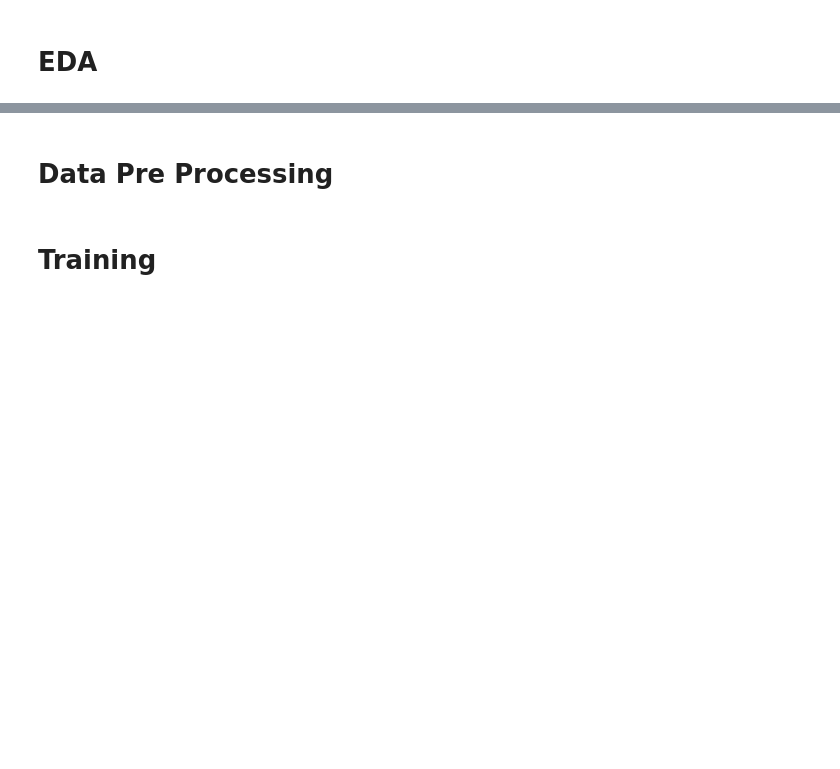
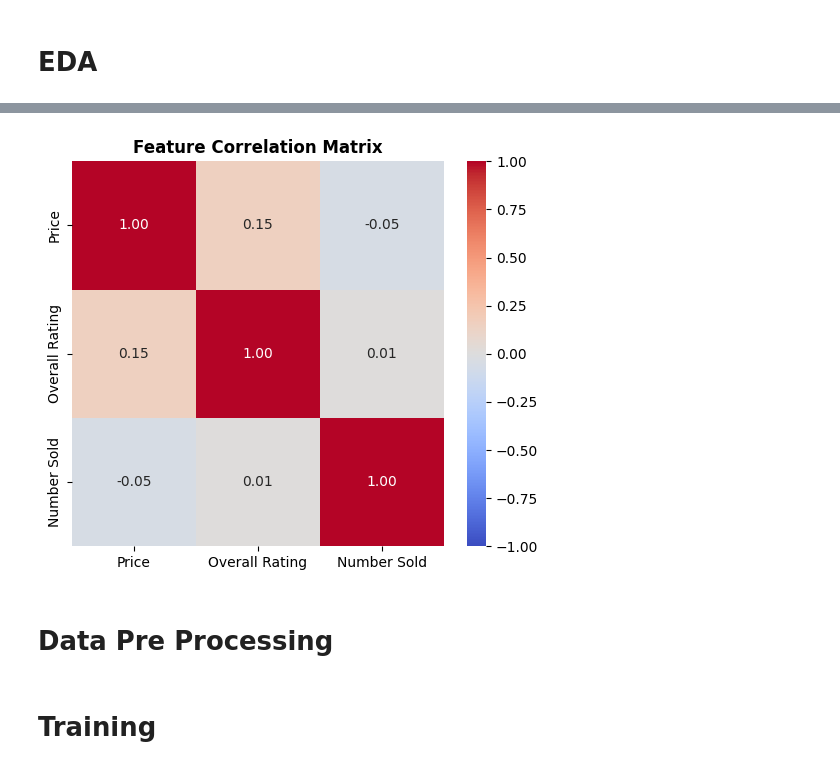
Before and after one commit to fadhilr2/tubes_SGML_computing_lab, a Jupyter notebook: unsupervised/train.ipynb, the cells around one changed output, grey strips where cells are left out. Drawn from its saved outputs; the diff is of its cells as text; code cells hidden in the pictures; blank space fills up the shorter version.

```diff
--- a/unsupervised/train.ipynb
+++ b/unsupervised/train.ipynb
@@ -30,3 +53,11 @@ X = df[["Price", "Overall Rating", "Number Sold"]]
+# %%
+plt.figure(figsize=(6, 5))
+correlation_matrix = df[FEATURES].corr()
+sns.heatmap(correlation_matrix, annot=True, cmap='coolwarm', fmt=".2f", vmin=-1, vmax=1)
+plt.title("Feature Correlation Matrix", fontweight="bold")
+plt.show()
+# %% [output]
+[figure, added]
 # %% [markdown]
 # Data Pre Processing
 # %%
```
Also changed, not shown: parts of 8 cells of this notebook, 1 other file.
